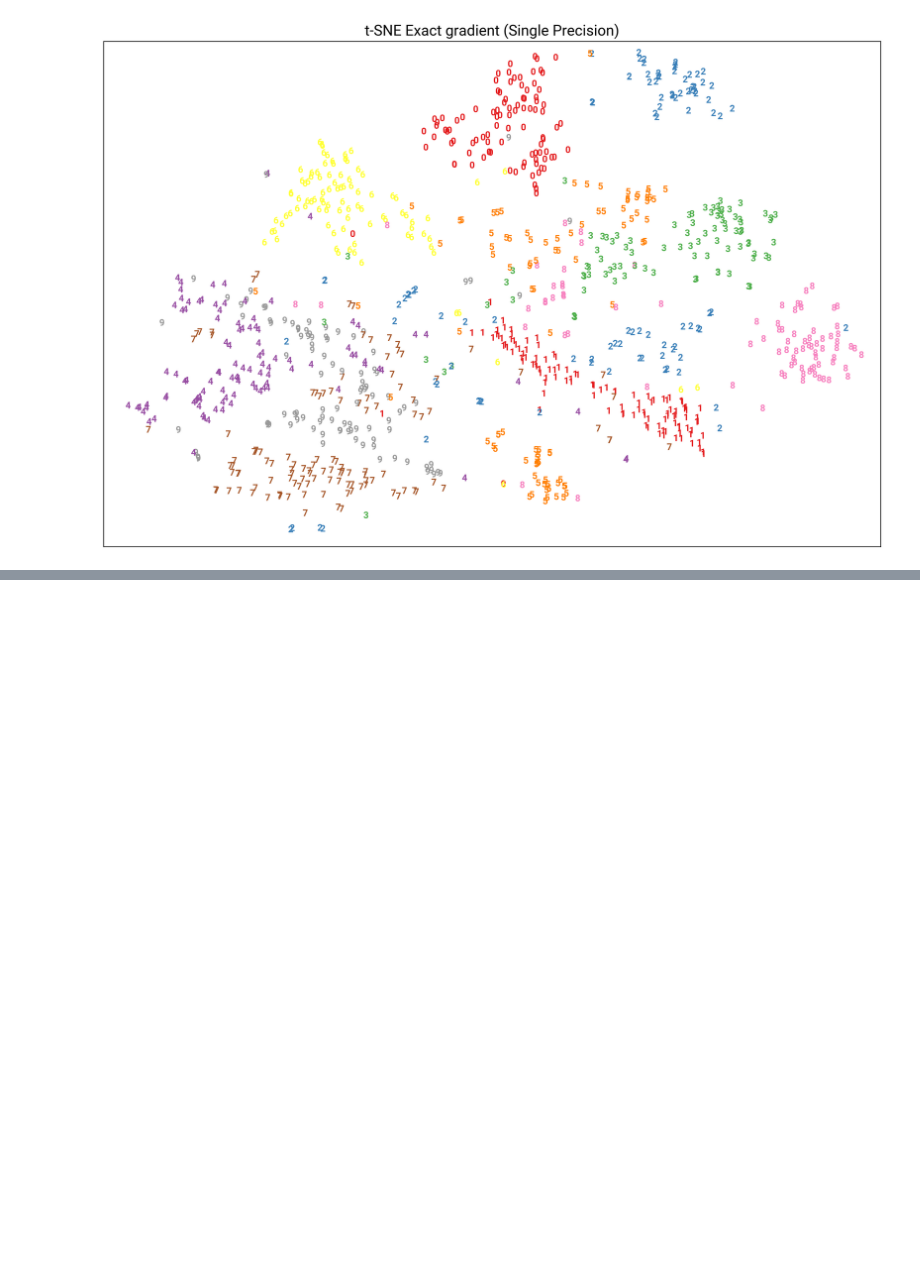
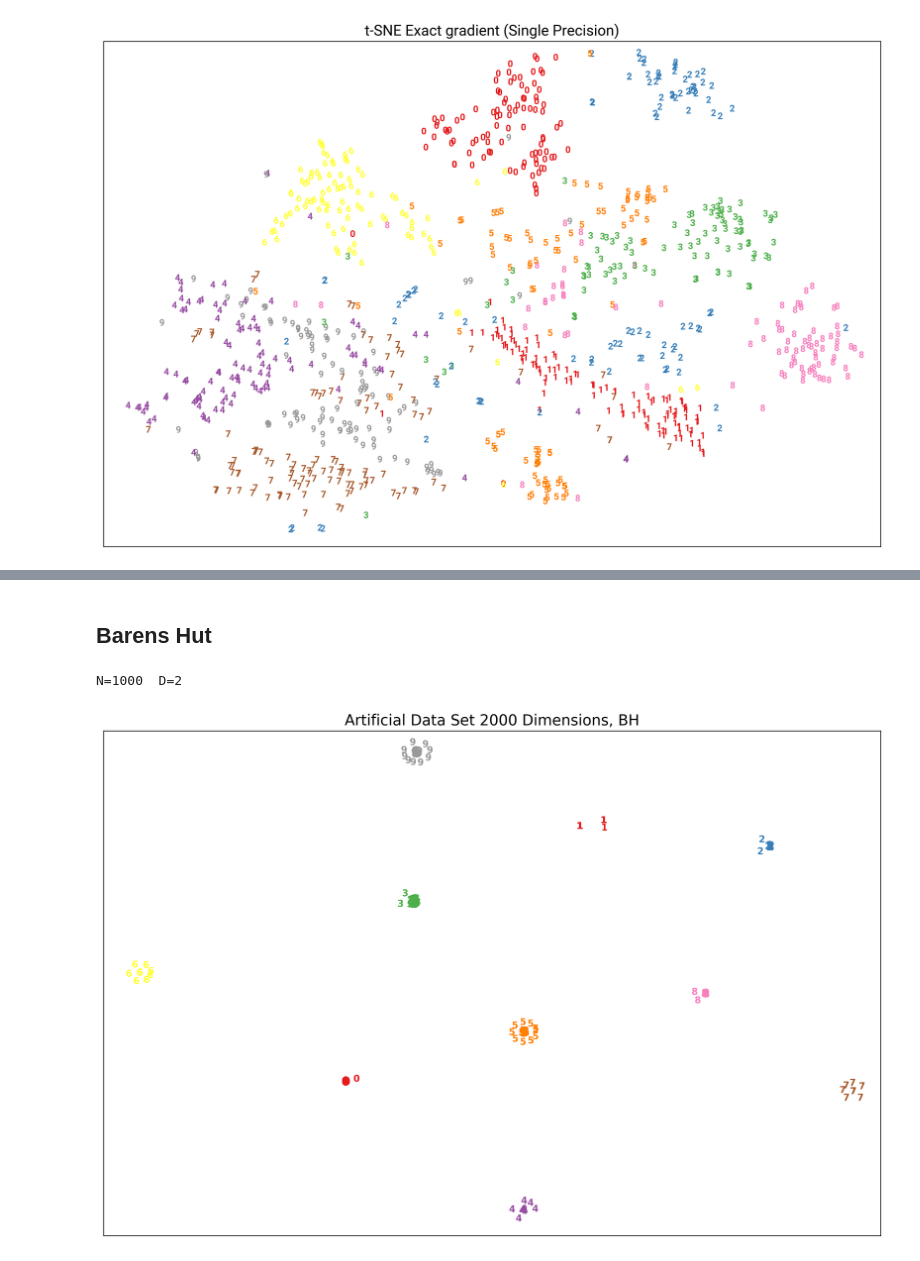
Before and after one commit to albertomontesg/fast-tsne, a Jupyter notebook: code/numerical_check/result_checking.ipynb, the cells around one changed output, grey strips where cells are left out. Cells and saved outputs as stored; diff of their text form; code cells hidden in the pictures; blank space fills up the shorter version.

```diff
--- a/code/numerical_check/result_checking.ipynb
+++ b/code/numerical_check/result_checking.ipynb
@@ -96,0 +108,8 @@ N=1000  D=2
+# %% [markdown]
+## Barens Hut
+# %%
+Y_bh = read_results('../implementations/tsne_nlogn/result_d_other.dat')
+plot_embedding(Y_bh, labels, title="Artificial Data Set 2000 Dimensions, BH")
+# %% [output]
+N=1000  D=2
+[figure, added]
```
Also changed, not shown: parts of 3 cells of this notebook, 5 other files.
